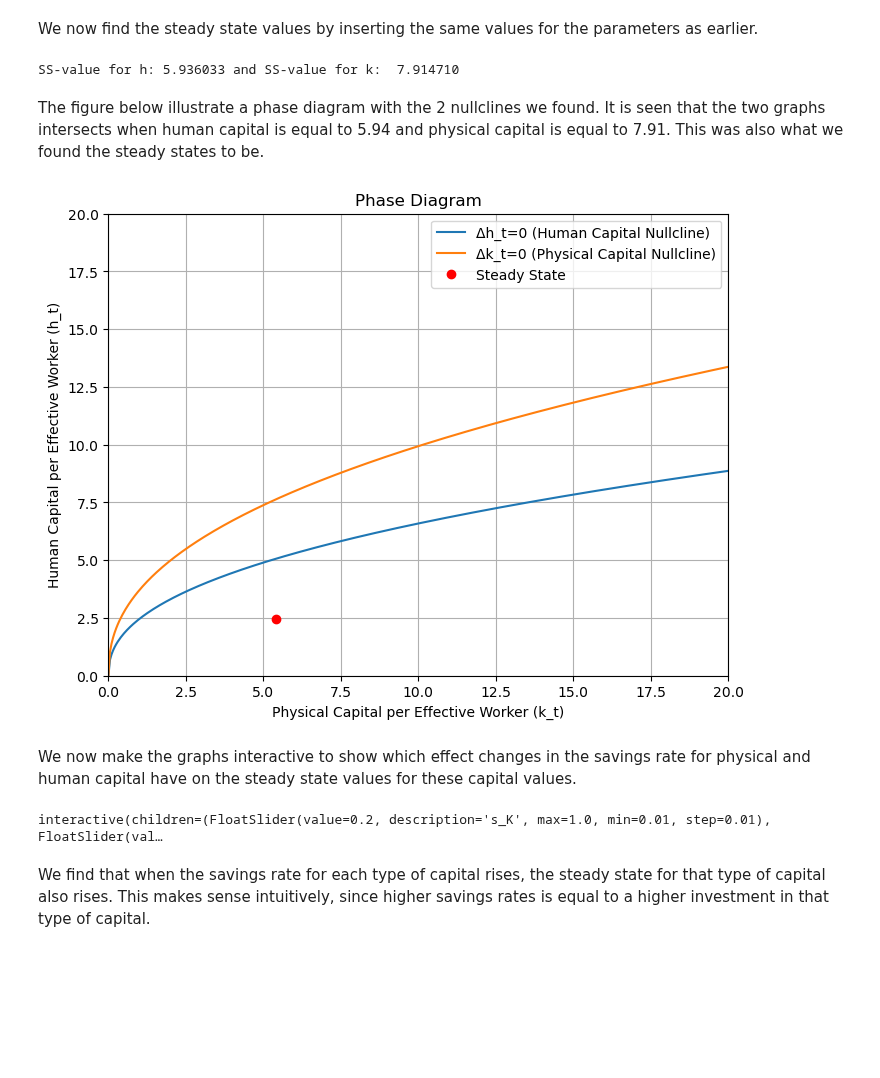
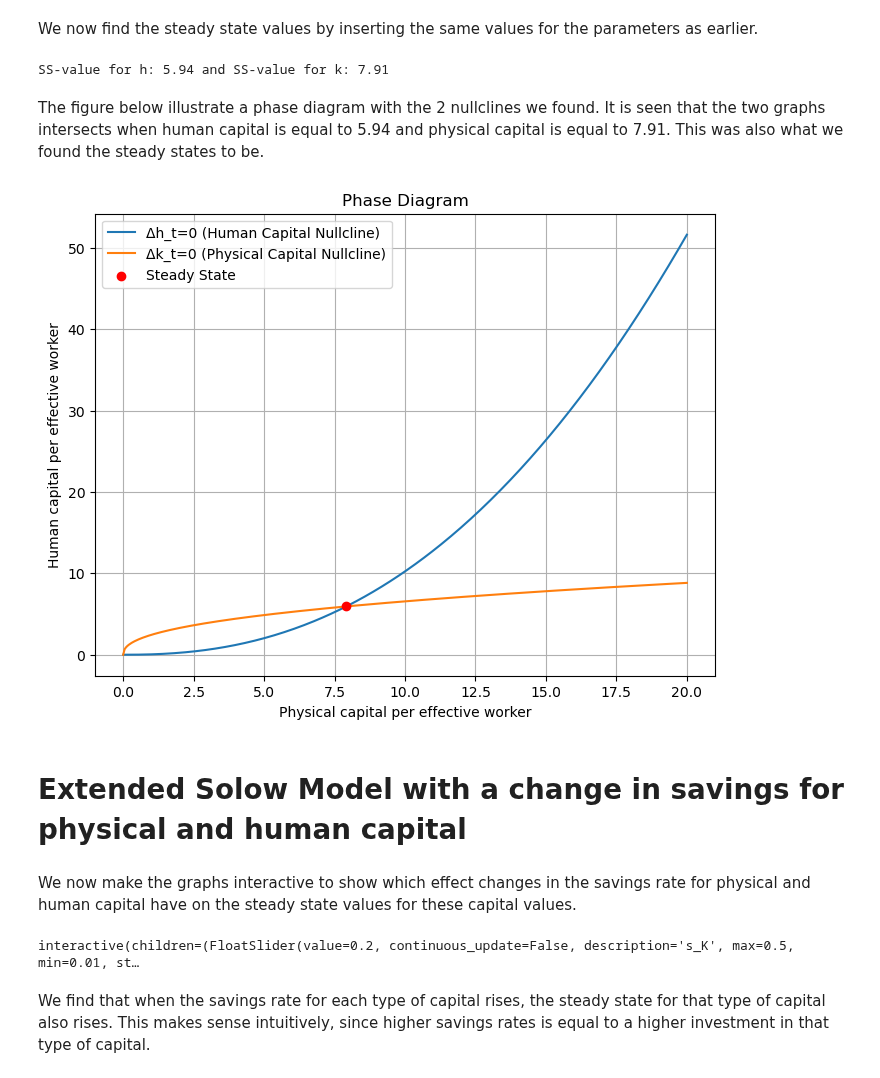
Before and after one commit to NumEconCopenhagen/projects-2024-malik-og-mads, a Jupyter notebook: modelproject/modelproject.ipynb, the cells around one changed output. Cells and saved outputs as stored; diff of their text form; code cells hidden in the pictures; blank space fills up the shorter version.

```diff
--- a/modelproject/modelproject.ipynb
+++ b/modelproject/modelproject.ipynb
@@ -13,6 +13,8 @@ This study explores the Solow growth model, a foundational economic theory that
 # %%
 import sympy as sm
 import matplotlib.pyplot as plt
+from ipywidgets import interact, FloatSlider
+
 
 # autoreload modules when code is run
 %load_ext autoreload
@@ -21,8 +23,12 @@ import matplotlib.pyplot as plt
 #We import our the classes that is needed
 from modelproject import Solow
 model1 = Solow()
+from modelproject import SolowHHHHH
+model4 = SolowHHHHH()
 from modelproject import Solow_H
 model2 = Solow_H()
+from modelproject import SolowHHH
+model3 = SolowHHH()
 # %% [markdown]
 # Basic Solow Model
 # %% [markdown]
@@ -273,29 +256,46 @@ The equations have effects on each other this is also called "Cross-effects" and
 # %% [markdown]
 We now find the steady state values by inserting the same values for the parameters as earlier.
 # %%
-# We have the 2 ss as:
-tildeh = ((s_H**(1 - alpha)*s_K**(alpha))/(delta + g*n + g  + n))**(1/(1 - alpha - phi))
-tildek = ((s_H**phi * s_K**(1 - phi))/(delta + g*n + g  + n))**(1/(1 - alpha - phi))
+# Define the steady state equations as Python functions
+def h_steady_state(alpha, phi, delta, n, g, s_K, s_H):
+    tildeh = ((s_H**(1 - alpha) * s_K**alpha) / (delta + g * n + g + n))**(1 / (1 - alpha - phi))
+    return tildeh
 
-# We use lambdify to find steady state
-hsteadysstate_function = sm.lambdify((alpha, phi, delta, n, g, s_K, s_H),tildeh)
-ksteadysstate_function = sm.lambdify((alpha, phi, delta, n, g, s_K, s_H),tildek)
+def k_steady_state(alpha, phi, delta, n, g, s_K, s_H):
+    tildek = ((s_H**phi * s_K**(1 - phi)) / (delta + g * n + g + n))**(1 / (1 - alpha - phi))
+    return tildek
 
-print(f'SS-value for h: {hsteadysstate_function(0.3,0.3,0.05,0.02,0.01,0.2,0.15):4f} and SS-value for k:  {ksteadysstate_function(0.3,0.3,0.05,0.02,0.01,0.2,0.15):4f}')
+# Parameters
+alpha = 0.3
+phi = 0.3
+delta = 0.05
+n = 0.02
+g = 0.01
+s_K = 0.2
+s_H = 0.15
+
+# Calculate steady state values
+h_ss = h_steady_state(alpha, phi, delta, n, g, s_K, s_H)
+k_ss = k_steady_state(alpha, phi, delta, n, g, s_K, s_H)
+
+# Print the steady state values
+print(f'SS-value for h: {h_ss:.2f} and SS-value for k: {k_ss:.2f}')
 # %% [output]
-SS-value for h: 5.936033 and SS-value for k:  7.914710
+SS-value for h: 5.94 and SS-value for k: 7.91
 # %% [markdown]
 The figure below illustrate a phase diagram with the 2 nullclines we found. It is seen that the two graphs intersects when human capital is equal to 5.94 and physical capital is equal to 7.91. This was also what we found the steady states to be.
 # %%
-model2.NClines()
+model3.NClines()
 # %% [output]
-[figure, old version]
+[figure, new version]
+# %% [markdown]
+# Extended Solow Model with a change in savings for physical and human capital
 # %% [markdown]
 We now make the graphs interactive to show which effect changes in the savings rate for physical and human capital have on the steady state values for these capital values.
 # %%
-model2.interactive_NClines()
+model3.interactive_NClines()
 # %% [output]
-interactive(children=(FloatSlider(value=0.2, description='s_K', max=1.0, min=0.01, step=0.01), FloatSlider(val…
+interactive(children=(FloatSlider(value=0.2, continuous_update=False, description='s_K', max=0.5, min=0.01, st…
 # %% [markdown]
 We find that when the savings rate for each type of capital rises, the steady state for that type of capital also rises. This makes sense intuitively, since higher savings rates is equal to a higher investment in that type of capital.
 # %% [markdown]
```
Also changed, not shown: parts of 3 cells of this notebook, 1 other file.
